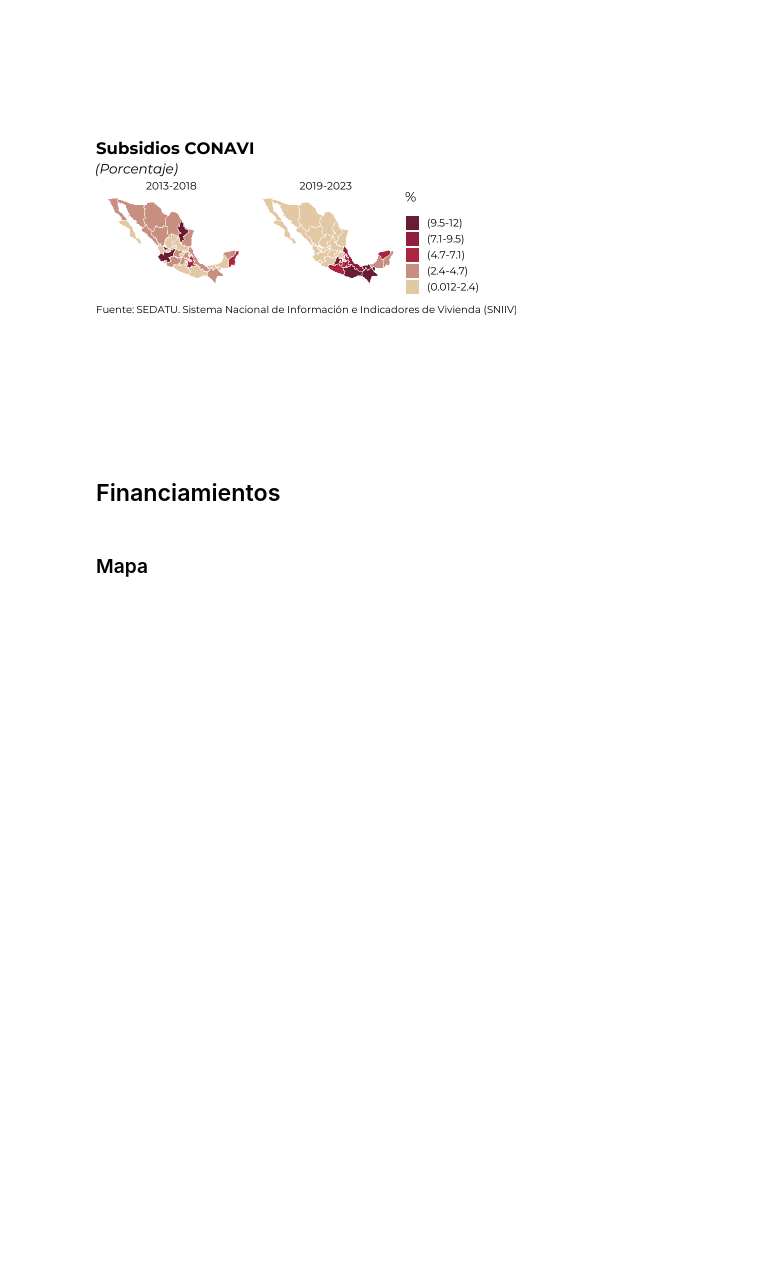
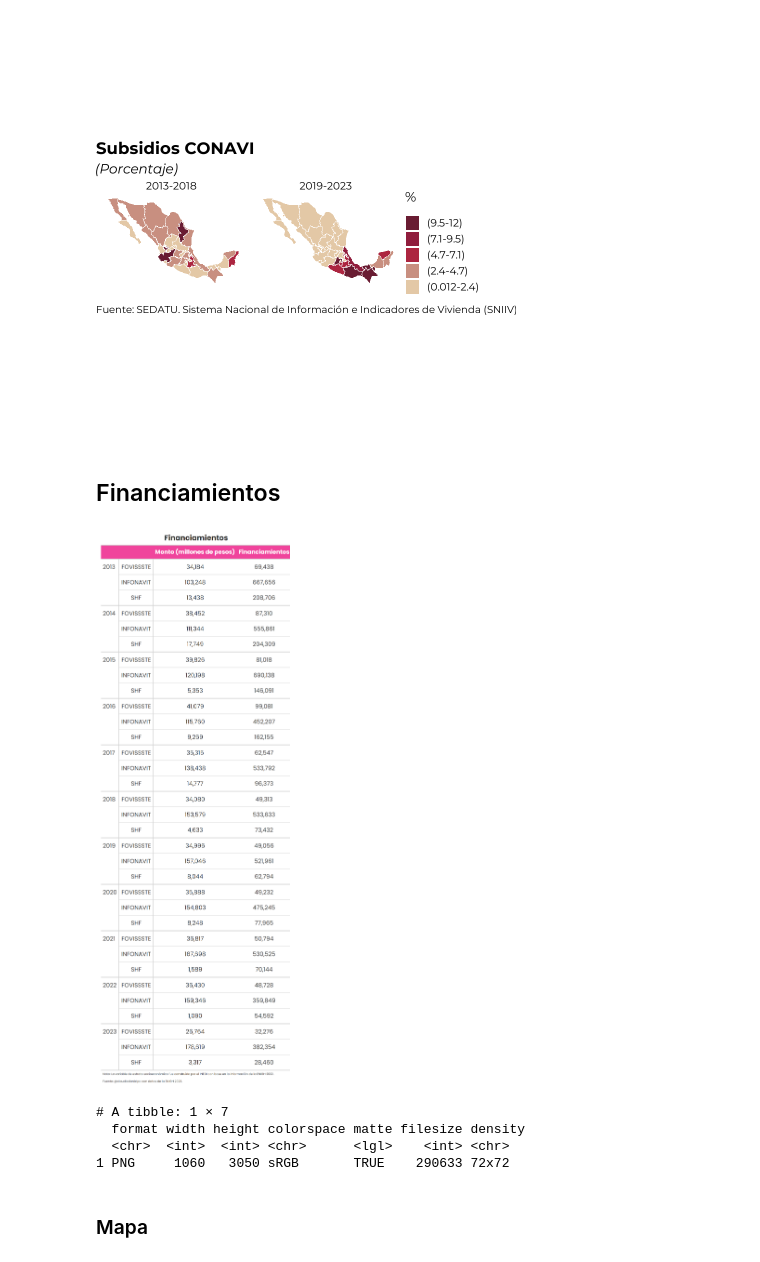
Before and after one commit to claudiodanielpc/datavivi, a Jupyter notebook: numeralia.ipynb, the cells around one changed output. Saved outputs shown, nothing was run; the diff lists cells and outputs as text; code cells hidden in the pictures; blank space fills up the shorter version.

```diff
--- a/numeralia.ipynb
+++ b/numeralia.ipynb
@@ -122,7 +228,21 @@ url="https://sniiv.sedatu.gob.mx/api/CuboAPI/GetFinanciamiento/2013,2023/0/0/ani
 # %%
 df<-consulta_api(url)%>%
   #Filtrar por organismo
-  filter(organismo=="INFONAVIT" | organismo=="FOVISSSTE" | organismo=="SHF (FONDEO)")
+  filter(organismo=="INFONAVIT" | organismo=="FOVISSSTE" | organismo=="SHF (FONDEO)")%>%
+#Renombrar SHF (FONDEO) como SHF
+mutate(organismo=case_when(organismo=="SHF (FONDEO)"~"SHF",
+TRUE~organismo))
+# %%
+df%>%
+agrupa_dato_anual("Financiamientos")%>%
+#Crear tabla
+crea_tabla("Financiamientos","financiamientos.png")
+# %% [output]
+[figure, added]
+# A tibble: 1 × 7
+  format width height colorspace matte filesize density
+  <chr>  <int>  <int> <chr>      <lgl>    <int> <chr>
+1 PNG     1060   3050 sRGB       TRUE    290633 72x72
 # %% [markdown]
 ### Mapa
 # %%
```
Also changed, not shown: parts of 8 cells of this notebook.
